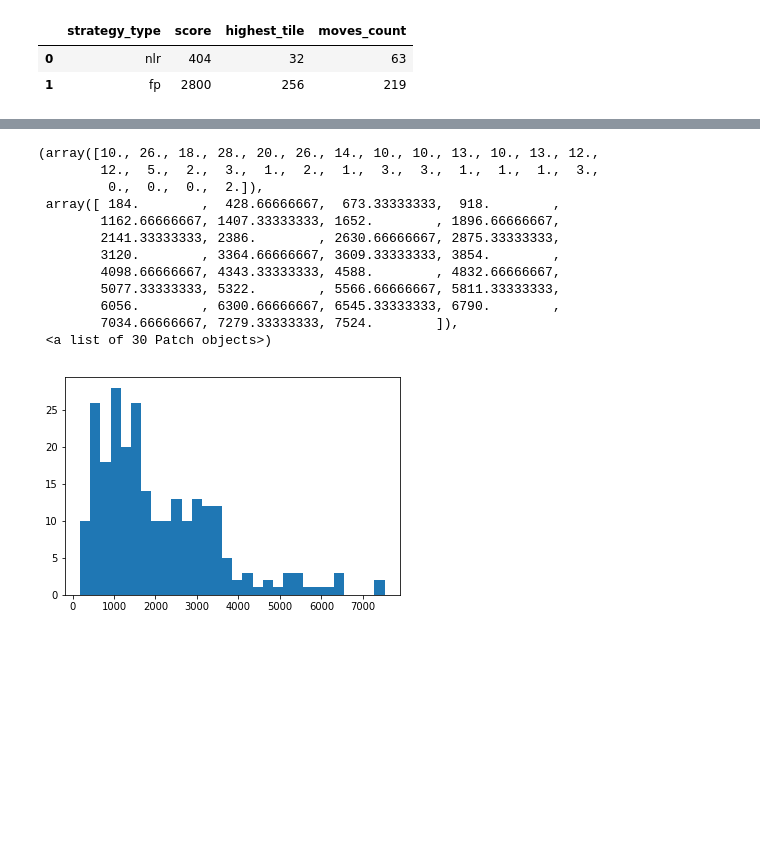
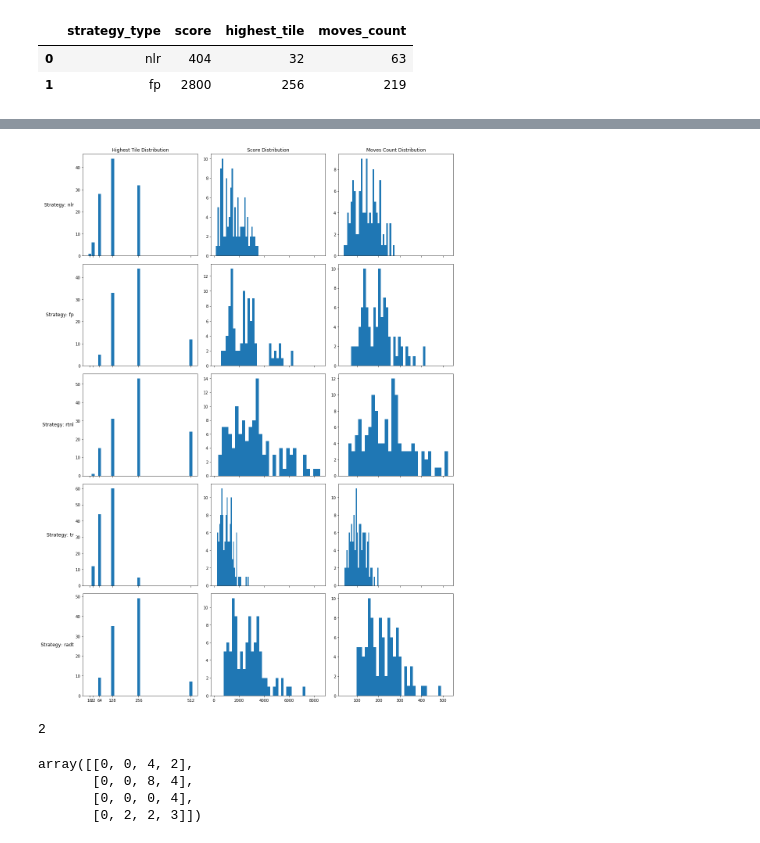
Before and after one commit to uriMen/2048-simulate-and-analyze-, a Jupyter notebook: Exploratory Data Analysis.ipynb, the cells around one changed output, grey strips where cells are left out. Drawn from its saved outputs; the diff is of its cells as text; code cells hidden in the pictures; blank space fills up the shorter version.

```diff
--- a/Exploratory Data Analysis.ipynb
+++ b/Exploratory Data Analysis.ipynb
@@ -80,16 +84,0 @@ df.groupby(by='highest_tile').count()
-# %%
-plt.hist(x='score', data=df, bins=30)
-# %% [output]
-(array([10., 26., 18., 28., 20., 26., 14., 10., 10., 13., 10., 13., 12.,
-        12.,  5.,  2.,  3.,  1.,  2.,  1.,  3.,  3.,  1.,  1.,  1.,  3.,
-         0.,  0.,  0.,  2.]),
- array([ 184.        ,  428.66666667,  673.33333333,  918.        ,
-        1162.66666667, 1407.33333333, 1652.        , 1896.66666667,
-        2141.33333333, 2386.        , 2630.66666667, 2875.33333333,
-        3120.        , 3364.66666667, 3609.33333333, 3854.        ,
-        4098.66666667, 4343.33333333, 4588.        , 4832.66666667,
-        5077.33333333, 5322.        , 5566.66666667, 5811.33333333,
-        6056.        , 6300.66666667, 6545.33333333, 6790.        ,
-        7034.66666667, 7279.33333333, 7524.        ]),
- <a list of 30 Patch objects>)
-[figure, removed]
@@ -95,0 +93,41 @@ plt.hist(x='score', data=df, bins=30)
+# %%
+fig, axs = plt.subplots(5, 3, figsize=(15, 20), sharex='col')
+strategies = df['strategy_type'].unique()
+
+axs[0, 0].set_title('Highest Tile Distribution')
+axs[0, 1].set_title('Score Distribution')
+axs[0, 2].set_title('Moves Count Distribution')
+
+for i in range(5):
+    axs[i, 0].annotate(f'Strategy: {strategies[i]}', xy=(0, 0.5),
+                       xycoords=axs[i, 0].yaxis.label,
+                       size='large', ha='right', va='center')
+
+for i in range(5):
+    series = df[df['strategy_type'] == strategies[i]]['highest_tile'].value_counts()
+    axs[i, 0].bar(x=series.index, height=series.values, align='center', width=15)
+    axs[i, 0].set_xticks(tiles)
+
+    axs[i, 1].hist(x=df[df['strategy_type'] == strategies[i]]['score'], data=df, bins=30)
+#     axs[i, 0].set_xticks(np.linspace(100, 9000, 20))
+    axs[i, 2].hist(x=df[df['strategy_type'] == strategies[i]]['moves_count'], data=df, bins=30)
+
+fig.tight_layout()
+# %% [output]
+[figure, added]
+# %%
+# for i, j in itertools.product(range(1, 4), range(1, 4)):
+#     print(i,j)
+f = False
+y = 3 if f else 2
+y
+# %% [output]
+2
+# %%
+b= np.array([[0, 0, 4, 2],[0, 0, 8, 4],[0, 0, 0, 4],[0, 2, 2, 3]])
+b
+# %% [output]
+array([[0, 0, 4, 2],
+       [0, 0, 8, 4],
+       [0, 0, 0, 4],
+       [0, 2, 2, 3]])
```
Also changed, not shown: parts of 9 cells of this notebook, 2 other files.
